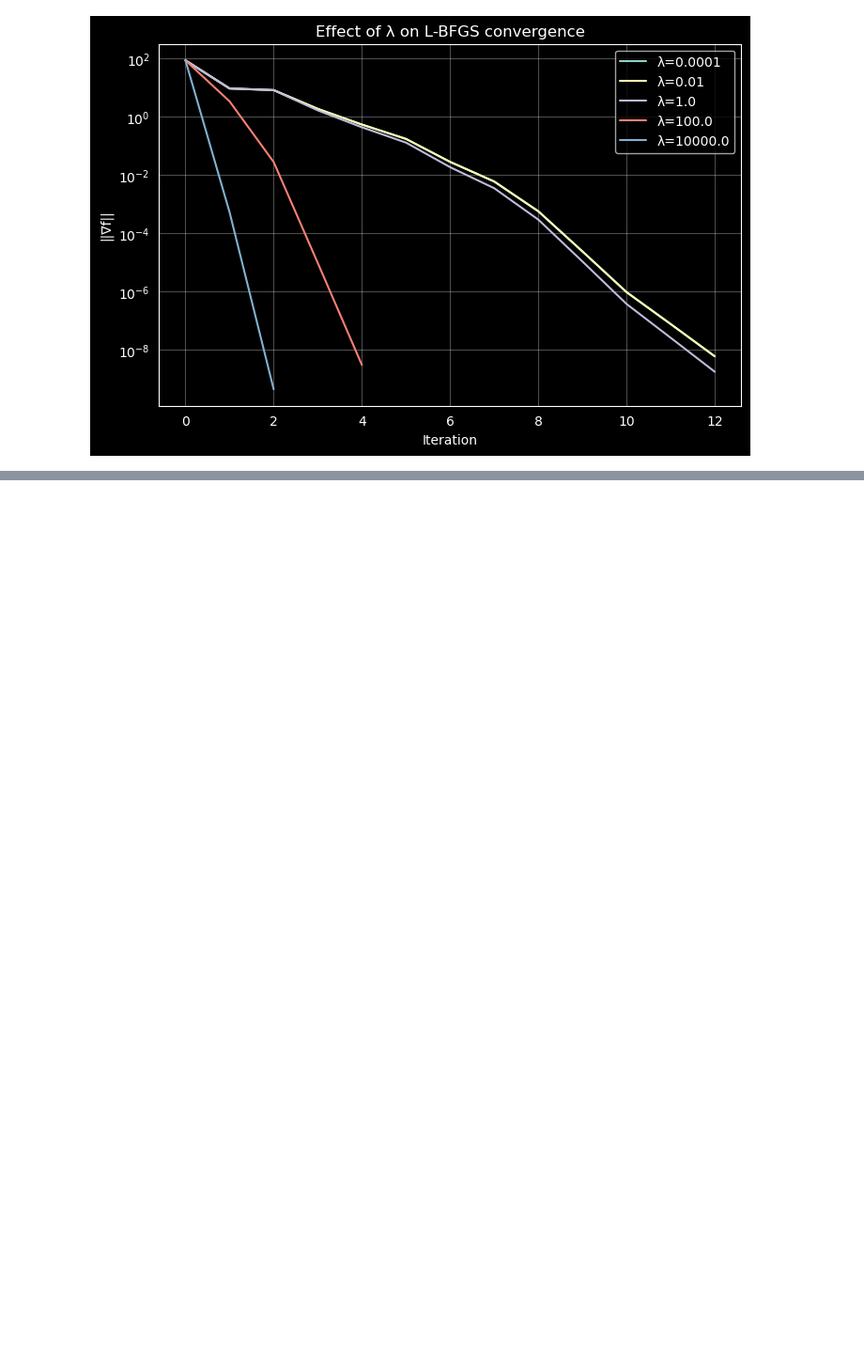
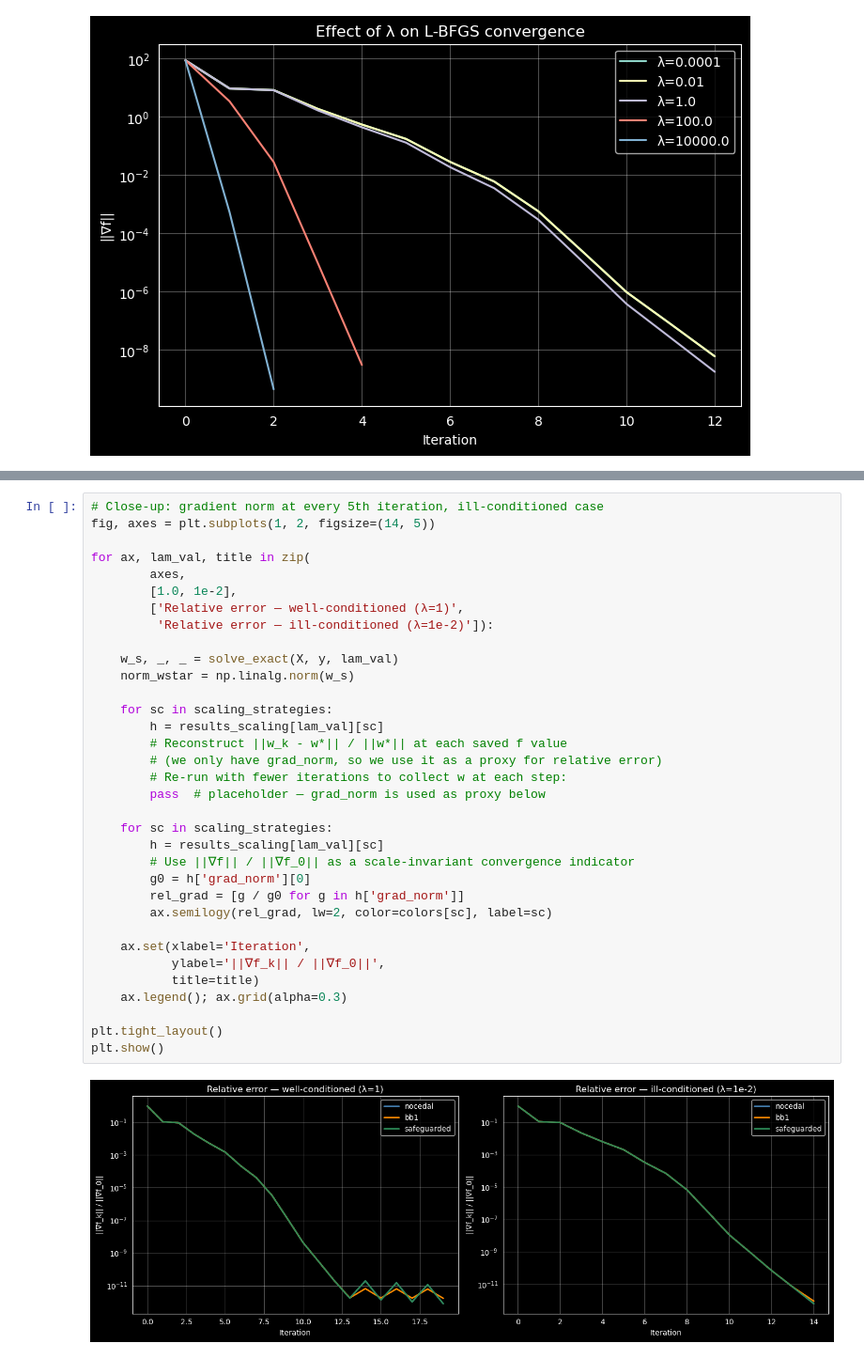
Before and after one commit to GianlucaPanzani/CM-Project-25-26, a Jupyter notebook: 02_lbfgs_experiments.ipynb, the cells around one changed output, grey strips where cells are left out. Shown at 94% size. Cells and saved outputs as stored; diff of their text form; blank space fills up the shorter version.

```diff
--- a/02_lbfgs_experiments.ipynb
+++ b/02_lbfgs_experiments.ipynb
@@ -185,0 +266,36 @@ plt.show()
+# %%
+# Close-up: gradient norm at every 5th iteration, ill-conditioned case
+fig, axes = plt.subplots(1, 2, figsize=(14, 5))
+
+for ax, lam_val, title in zip(
+        axes,
+        [1.0, 1e-2],
+        ['Relative error — well-conditioned (λ=1)',
+         'Relative error — ill-conditioned (λ=1e-2)']):
+
+    w_s, _, _ = solve_exact(X, y, lam_val)
+    norm_wstar = np.linalg.norm(w_s)
+
+    for sc in scaling_strategies:
+        h = results_scaling[lam_val][sc]
+        # Reconstruct ||w_k - w*|| / ||w*|| at each saved f value
+        # (we only have grad_norm, so we use it as a proxy for relative error)
+        # Re-run with fewer iterations to collect w at each step:
+        pass  # placeholder — grad_norm is used as proxy below
+
+    for sc in scaling_strategies:
+        h = results_scaling[lam_val][sc]
+        # Use ||∇f|| / ||∇f_0|| as a scale-invariant convergence indicator
+        g0 = h['grad_norm'][0]
+        rel_grad = [g / g0 for g in h['grad_norm']]
+        ax.semilogy(rel_grad, lw=2, color=colors[sc], label=sc)
+
+    ax.set(xlabel='Iteration',
+           ylabel='||∇f_k|| / ||∇f_0||',
+           title=title)
+    ax.legend(); ax.grid(alpha=0.3)
+
+plt.tight_layout()
+plt.show()
+# %% [output]
+[figure, added]
```
Also changed, not shown: parts of 27 cells of this notebook, 1 other file.
